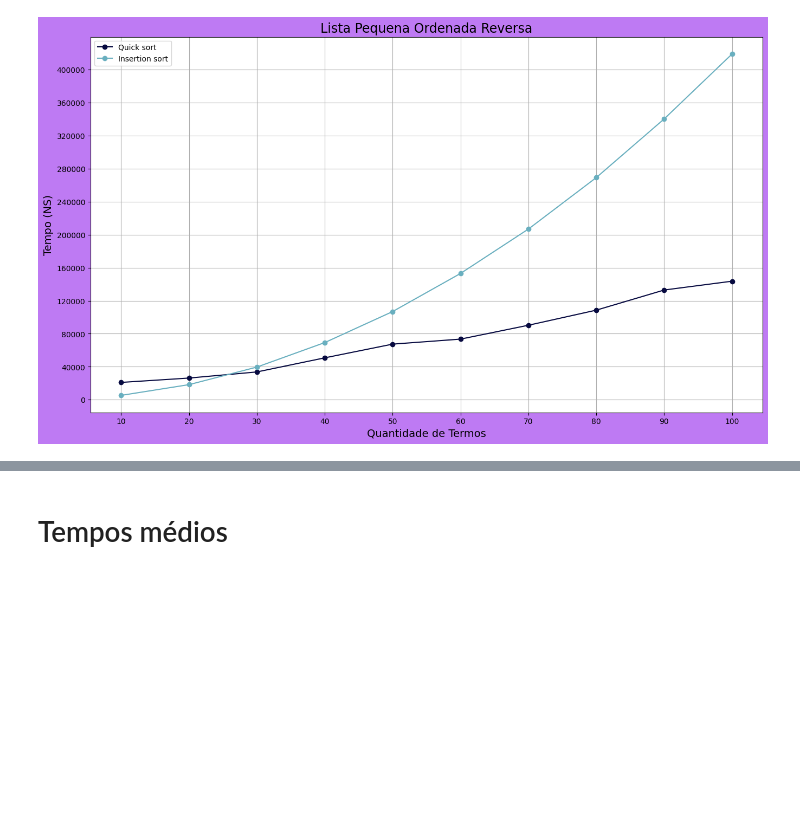
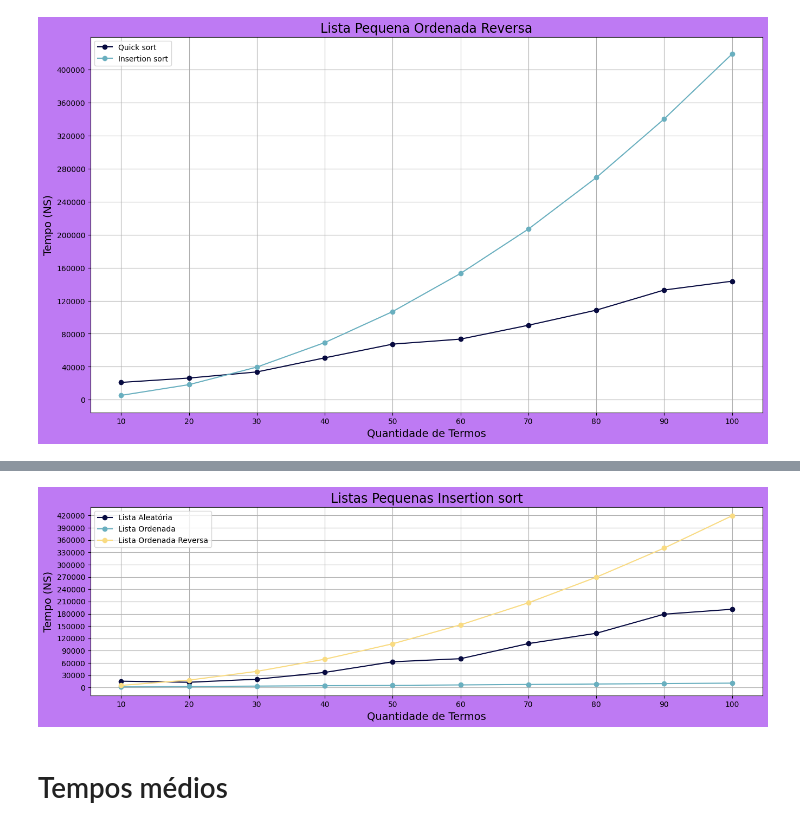
Before and after one commit to almeidadeoliveirabruno/Trabalho-estrutura-de-dados, a Jupyter notebook: registro_tempo/criar.graficos.ipynb, the cells around one changed output, grey strips where cells are left out. Saved outputs shown, nothing was run; the diff lists cells and outputs as text; code cells hidden in the pictures; blank space fills up the shorter version.

```diff
--- a/registro_tempo/criar.graficos.ipynb
+++ b/registro_tempo/criar.graficos.ipynb
@@ -172,3 +206,15 @@ criar_grafico(x1,y1,x2,y2,'Lista Pequena Ordenada Reversa',intervalo_x, tempo='(
+# %%
+x1 = insertion_lista_pequena_aleatoria['Tamanho'].values
+y1 = insertion_lista_pequena_aleatoria['Tempo (ns)'].values
+y2 = insertion_lista_pequena_ordenada['Tempo (ns)'].values
+y3 = insertion_lista_pequena_ordenada_reversa['Tempo (ns)'].values
+intervalo_x = range(10,101,10)
+intervalo_y = range(0,440000,30000)
+tempo = '(NS)'
+
+criar_grafico_individual(x1,y1,y2,y3, 'Listas Pequenas Insertion sort', intervalo_x = intervalo_x, intervalo_y = intervalo_y, tempo = tempo)
+# %% [output]
+[figure, added]
 # %% [markdown]
 # Tempos médios
 # %% [markdown]
```
Also changed, not shown: parts of 30 cells of this notebook, 22 other files.
